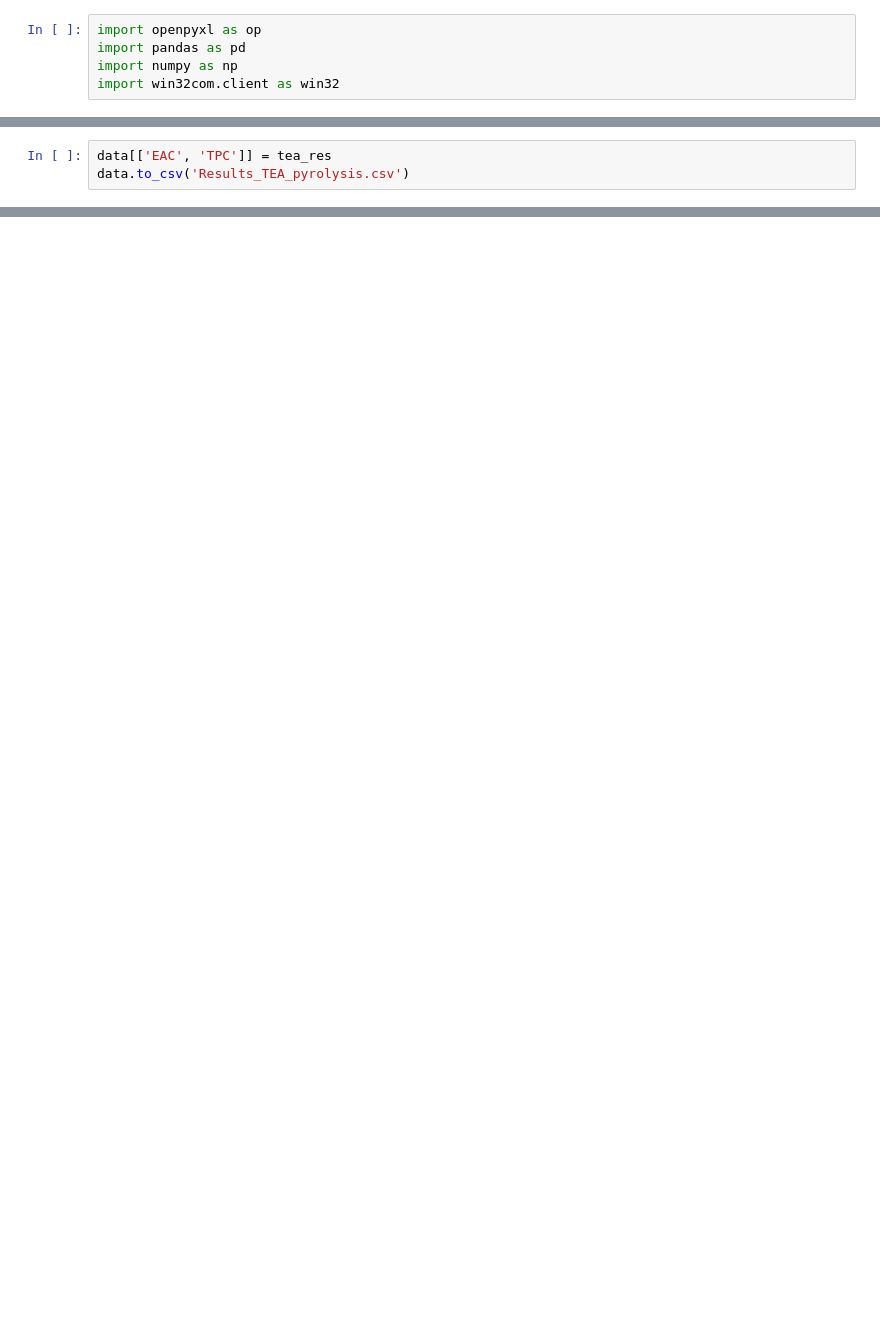
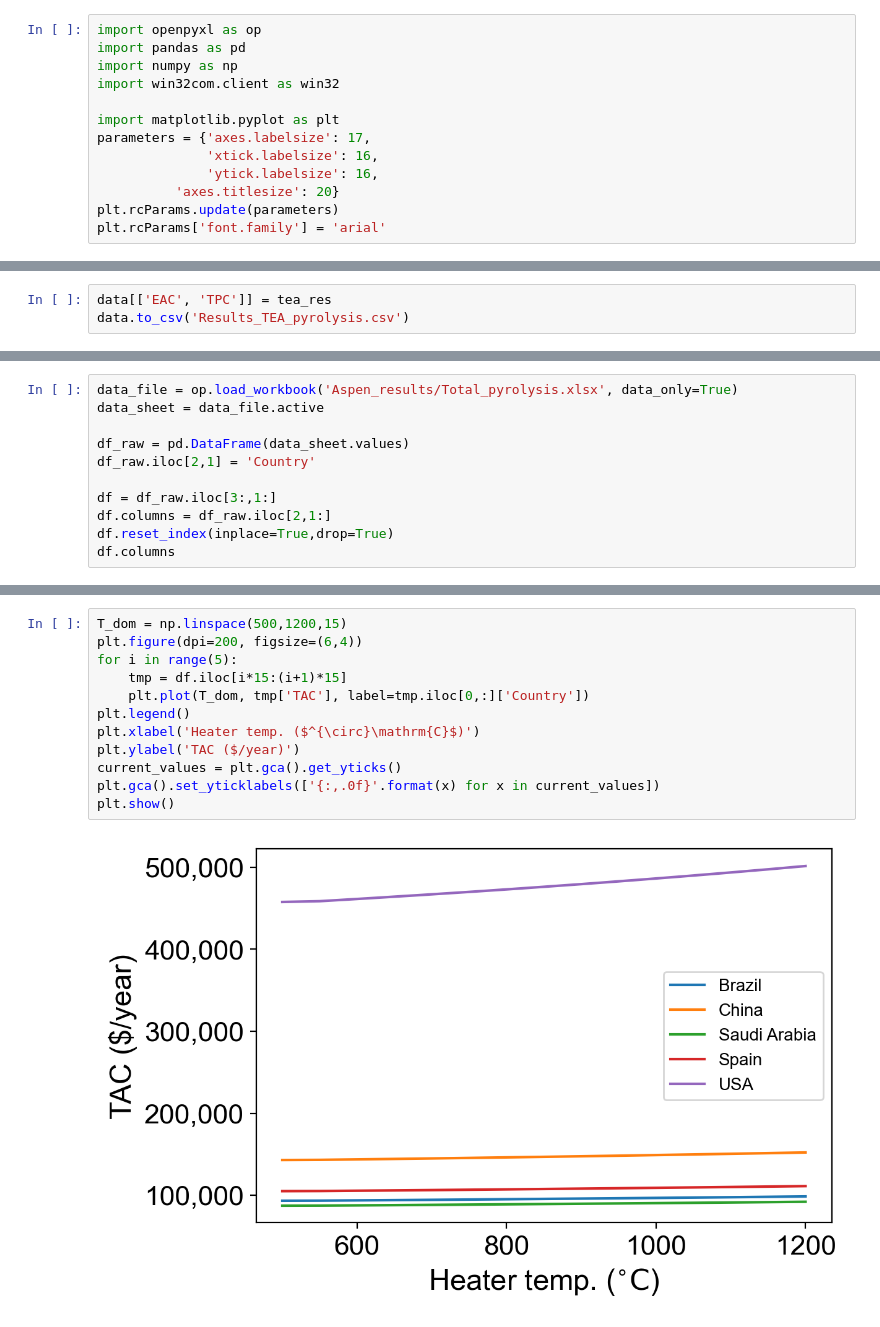
Before and after one commit to NahyeonAn/TeamEnv, a Jupyter notebook: TEA/TEA_pyrolysis.ipynb, the cells around one changed output, grey strips where cells are left out. Drawn from its saved outputs; the diff is of its cells as text; blank space fills up the shorter version.

```diff
--- a/TEA/TEA_pyrolysis.ipynb
+++ b/TEA/TEA_pyrolysis.ipynb
@@ -5,3 +5,11 @@ import openpyxl as op
 import pandas as pd
 import numpy as np
 import win32com.client as win32
+
+import matplotlib.pyplot as plt
+parameters = {'axes.labelsize': 17,
+              'xtick.labelsize': 16,
+              'ytick.labelsize': 16,
+          'axes.titlesize': 20}
+plt.rcParams.update(parameters)
+plt.rcParams['font.family'] = 'arial'
@@ -70,0 +94,11 @@ data.to_csv('Results_TEA_pyrolysis.csv')
+# %%
+data_file = op.load_workbook('Aspen_results/Total_pyrolysis.xlsx', data_only=True)
+data_sheet = data_file.active
+
+df_raw = pd.DataFrame(data_sheet.values)
+df_raw.iloc[2,1] = 'Country'
+
+df = df_raw.iloc[3:,1:]
+df.columns = df_raw.iloc[2,1:]
+df.reset_index(inplace=True,drop=True)
+df.columns
@@ -70,0 +116,14 @@ data.to_csv('Results_TEA_pyrolysis.csv')
+# %%
+T_dom = np.linspace(500,1200,15)
+plt.figure(dpi=200, figsize=(6,4))
+for i in range(5):
+    tmp = df.iloc[i*15:(i+1)*15]
+    plt.plot(T_dom, tmp['TAC'], label=tmp.iloc[0,:]['Country'])
+plt.legend()
+plt.xlabel('Heater temp. ($^{\circ}\mathrm{C}$)')
+plt.ylabel('TAC ($/year)')
+current_values = plt.gca().get_yticks()
+plt.gca().set_yticklabels(['{:,.0f}'.format(x) for x in current_values])
+plt.show()
+# %% [output]
+[figure, added]
```
Also changed, not shown: parts of 23 cells of this notebook, 10 other files.
